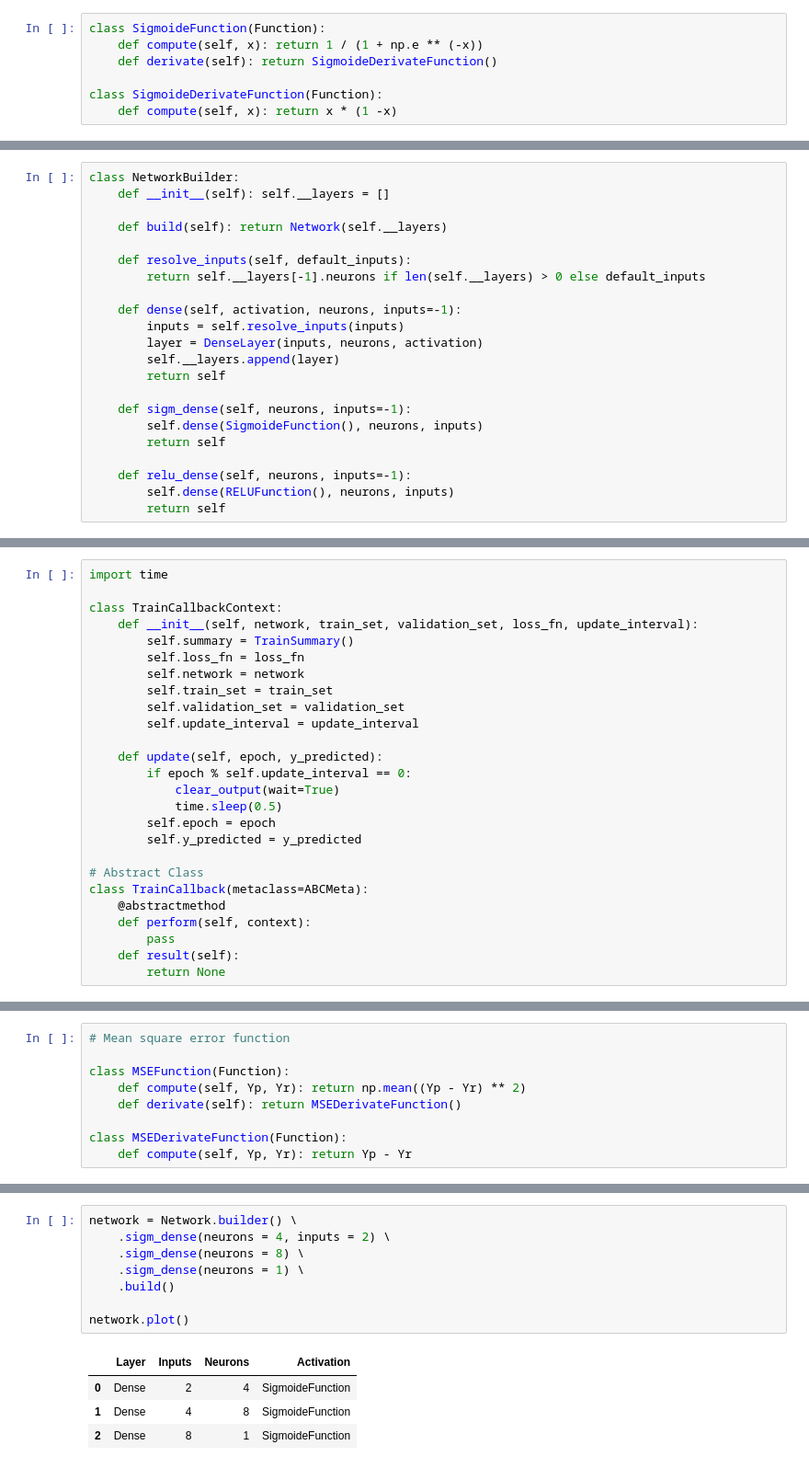
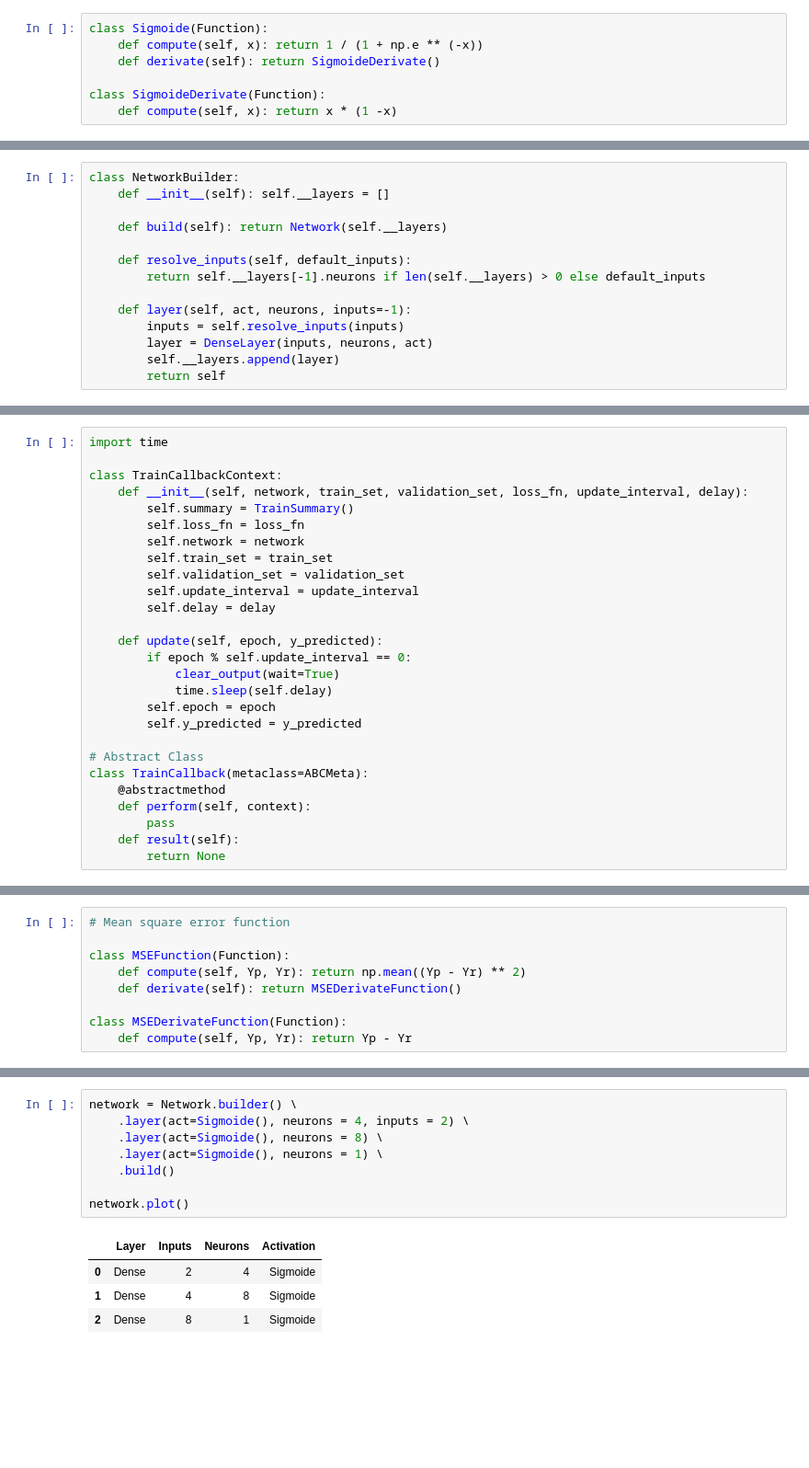
Before and after one commit to adrianmarino/neural-network-from-scratch, a Jupyter notebook: Neural_network_from_scratch.ipynb, the cells around one changed output, grey strips where cells are left out. Shown: that part at 92% size. Drawn from its saved outputs; the diff is of its cells as text; blank space fills up the shorter version.

```diff
--- a/Neural_network_from_scratch.ipynb
+++ b/Neural_network_from_scratch.ipynb
@@ -197,10 +292,10 @@ class Function(metaclass=ABCMeta):
 
     def plot(self, x_values): FunctionPlotter(self).plot(x_values)
 # %%
-class SigmoideFunction(Function):
+class Sigmoide(Function):
     def compute(self, x): return 1 / (1 + np.e ** (-x))
-    def derivate(self): return SigmoideDerivateFunction()
+    def derivate(self): return SigmoideDerivate()
 
-class SigmoideDerivateFunction(Function):
+class SigmoideDerivate(Function):
     def compute(self, x): return x * (1 -x)
 # %%
@@ -249,37 +344,30 @@ class NetworkBuilder:
     def resolve_inputs(self, default_inputs):
         return self.__layers[-1].neurons if len(self.__layers) > 0 else default_inputs
 
-    def dense(self, activation, neurons, inputs=-1):
+    def layer(self, act, neurons, inputs=-1):
         inputs = self.resolve_inputs(inputs)
-        layer = DenseLayer(inputs, neurons, activation)
+        layer = DenseLayer(inputs, neurons, act)
         self.__layers.append(layer)
         return self
-
-    def sigm_dense(self, neurons, inputs=-1):
-        self.dense(SigmoideFunction(), neurons, inputs)
-        return self
-
-    def relu_dense(self, neurons, inputs=-1):
-        self.dense(RELUFunction(), neurons, inputs)
-        return self
 # %% [markdown]
 ## 6. Neural network callbacks
 # %%
 import time
 
 class TrainCallbackContext:
-    def __init__(self, network, train_set, validation_set, loss_fn, update_interval):
+    def __init__(self, network, train_set, validation_set, loss_fn, update_interval, delay):
         self.summary = TrainSummary()
         self.loss_fn = loss_fn
         self.network = network
         self.train_set = train_set
         self.validation_set = validation_set
         self.update_interval = update_interval
+        self.delay = delay
 
     def update(self, epoch, y_predicted):
         if epoch % self.update_interval == 0:
             clear_output(wait=True)
-            time.sleep(0.5)
+            time.sleep(self.delay)
         self.epoch = epoch
         self.y_predicted = y_predicted
 
@@ -406,14 +533,14 @@ class MSEDerivateFunction(Function):
 # %%
 network = Network.builder() \
-    .sigm_dense(neurons = 4, inputs = 2) \
-    .sigm_dense(neurons = 8) \
-    .sigm_dense(neurons = 1) \
+    .layer(act=Sigmoide(), neurons = 4, inputs = 2) \
+    .layer(act=Sigmoide(), neurons = 8) \
+    .layer(act=Sigmoide(), neurons = 1) \
     .build()
 
 network.plot()
 # %% [output]
 |  | Layer | Inputs | Neurons | Activation |
-| 0 | Dense | 2 | 4 | SigmoideFunction |
-| 1 | Dense | 4 | 8 | SigmoideFunction |
-| 2 | Dense | 8 | 1 | SigmoideFunction |
+| 0 | Dense | 2 | 4 | Sigmoide |
+| 1 | Dense | 4 | 8 | Sigmoide |
+| 2 | Dense | 8 | 1 | Sigmoide |
 [figure]
```
Also changed, not shown: parts of 21 cells of this notebook.
